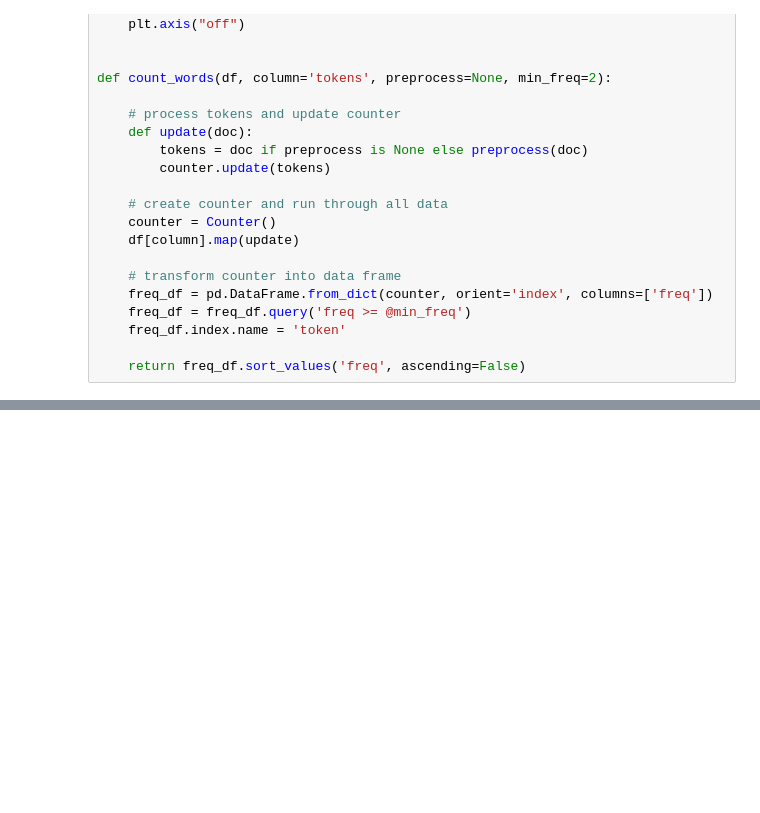
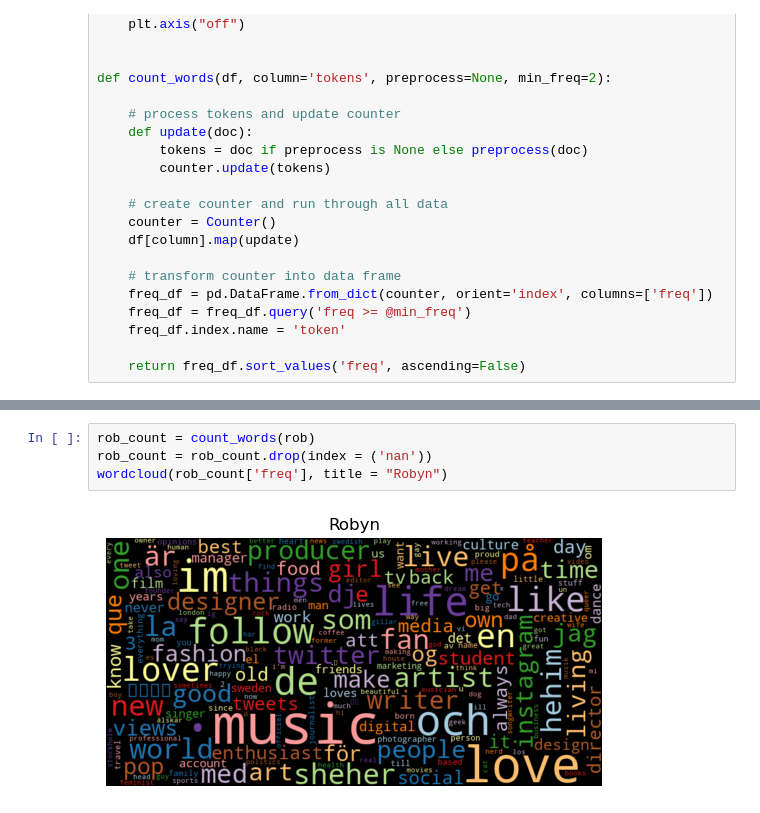
Before and after one commit to hunterblum/TextMiningWeek1, a Jupyter notebook: Week3/Group Comparison.ipynb, the cells around one changed output, grey strips where cells are left out. Drawn from its saved outputs; the diff is of its cells as text; blank space fills up the shorter version.

```diff
--- a/Week3/Group Comparison.ipynb
+++ b/Week3/Group Comparison.ipynb
@@ -325,0 +491,6 @@ A:
+# %%
+rob_count = count_words(rob)
+rob_count = rob_count.drop(index = ('nan'))
+wordcloud(rob_count['freq'], title = "Robyn")
+# %% [output]
+[figure, added]
```
Also changed, not shown: parts of 25 cells of this notebook.
